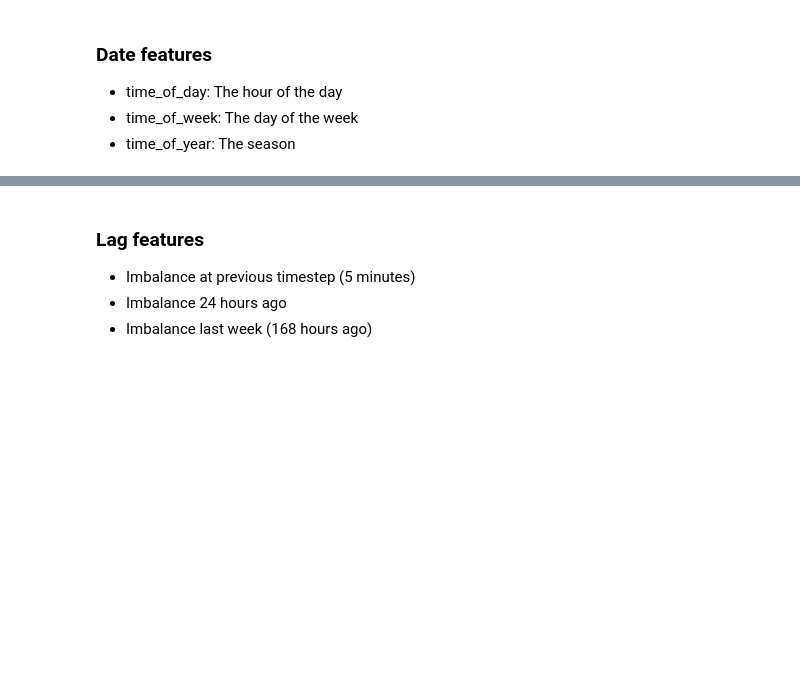
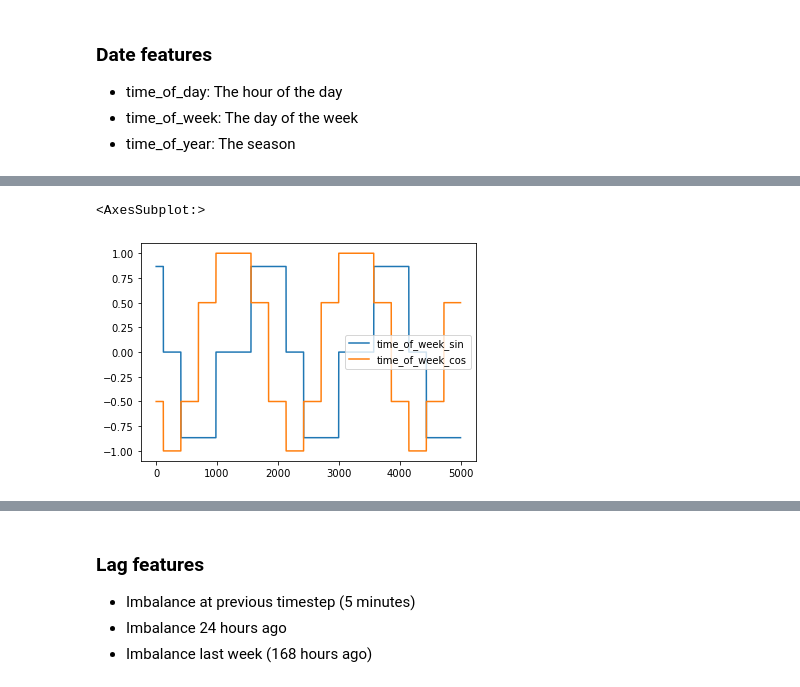
Before and after one commit to TechedLemur/IT3030, a Jupyter notebook: project3/eda.ipynb, the cells around one changed output, grey strips where cells are left out. Saved outputs shown, nothing was run; the diff lists cells and outputs as text; code cells hidden in the pictures; blank space fills up the shorter version.

```diff
--- a/project3/eda.ipynb
+++ b/project3/eda.ipynb
@@ -293,0 +313,5 @@ df['time_of_year']= dt.apply(lambda x: x.month % 12 // 3)
+# %%
+df[['time_of_week_sin', 'time_of_week_cos']][:5000].plot()
+# %% [output]
+<AxesSubplot:>
+[figure, added]
```
Also changed, not shown: parts of 17 cells of this notebook, 2 other files.
